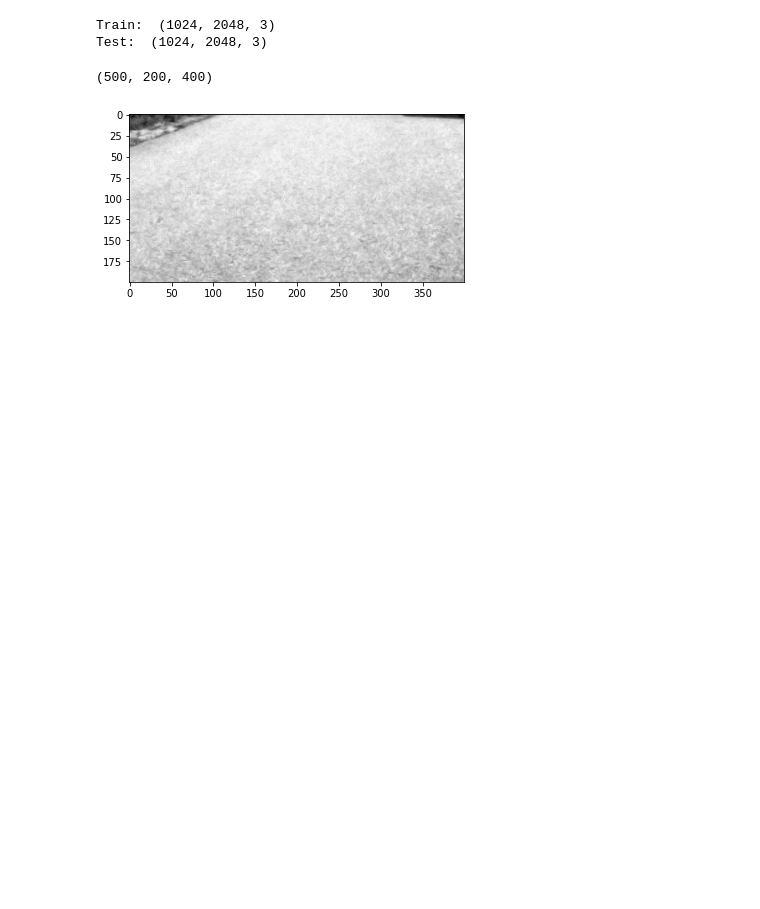
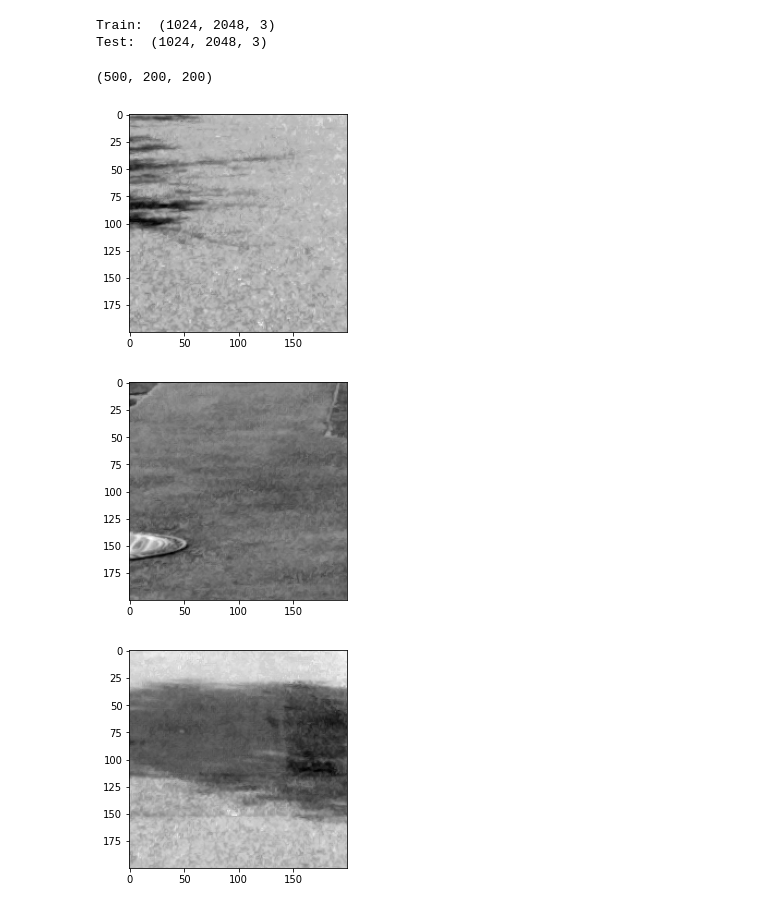
Before and after one commit to keresztesbeata/Computer-Vision-Projects, a Jupyter notebook: pattern_recognition/RBM.ipynb, the cells around one changed output. Cells and saved outputs as stored; diff of their text form; code cells hidden in the pictures; blank space fills up the shorter version.

```diff
--- a/pattern_recognition/RBM.ipynb
+++ b/pattern_recognition/RBM.ipynb
@@ -242,7 +242,7 @@ def preprocess_color_input(x, crop_size):
 
   return np.asarray(data)
 
-def preprocess_input(x, color=False, crop_size=(500, 700, 800, 1200)):
+def preprocess_input(x, crop_size, color=False):
   if color:
     x = preprocess_color_input(x, crop_size)
   # shuffle the data
@@ -252,15 +252,20 @@ def preprocess_input(x, color=False, crop_size=(500, 700, 800, 1200)):
   x = x.astype(np.float32)
   return x
 # %%
-X_train = preprocess_input(x_train, color=True, crop_size=(500, 700, 800, 1200))
-X_test = preprocess_input(x_test, color=True, crop_size=(500, 700, 800, 1200))
+region_bbox = (600, 800, 900, 1100)
+X_train = preprocess_input(x_train, crop_size=region_bbox, color=True)
+X_test = preprocess_input(x_test, crop_size=region_bbox, color=True)
 
 print(X_train.shape)
 
-plt.imshow(X_train[0], cmap='gray')
-plt.show()
+s = 3;
+for i in range(s):
+  plt.imshow(X_train[i], cmap='gray')
+  plt.show()
 # %% [output]
-(500, 200, 400)
+(500, 200, 200)
-[figure, old version]
+[figure, new version]
+[figure, added]
+[figure, added]
 # %%
 nv = X_train.shape[1] * X_train.shape[2]
```
Also changed, not shown: parts of 4 cells of this notebook.
